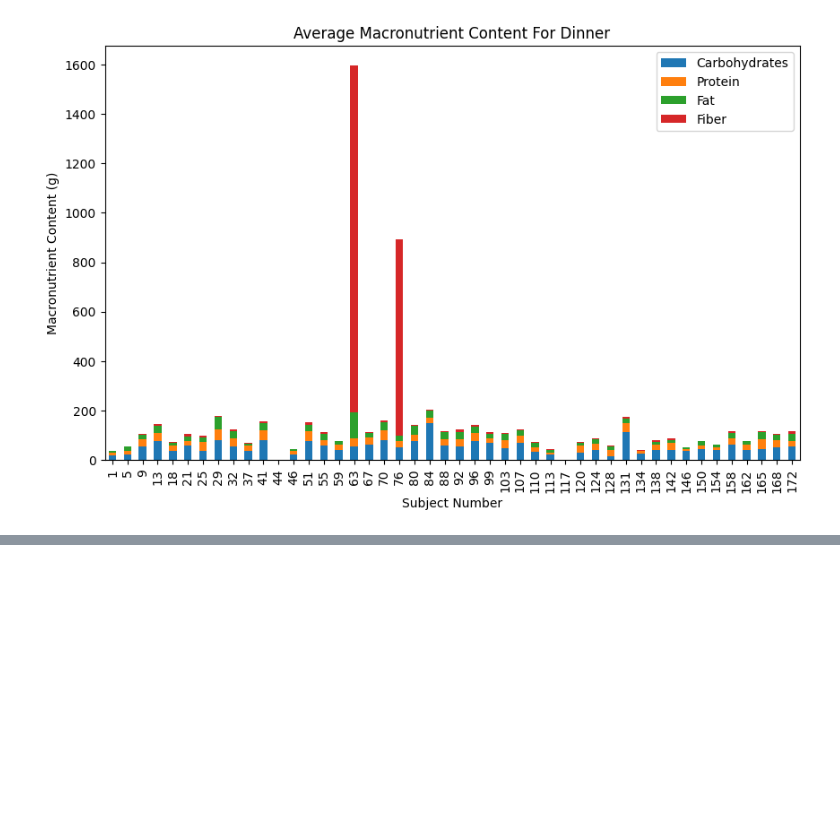
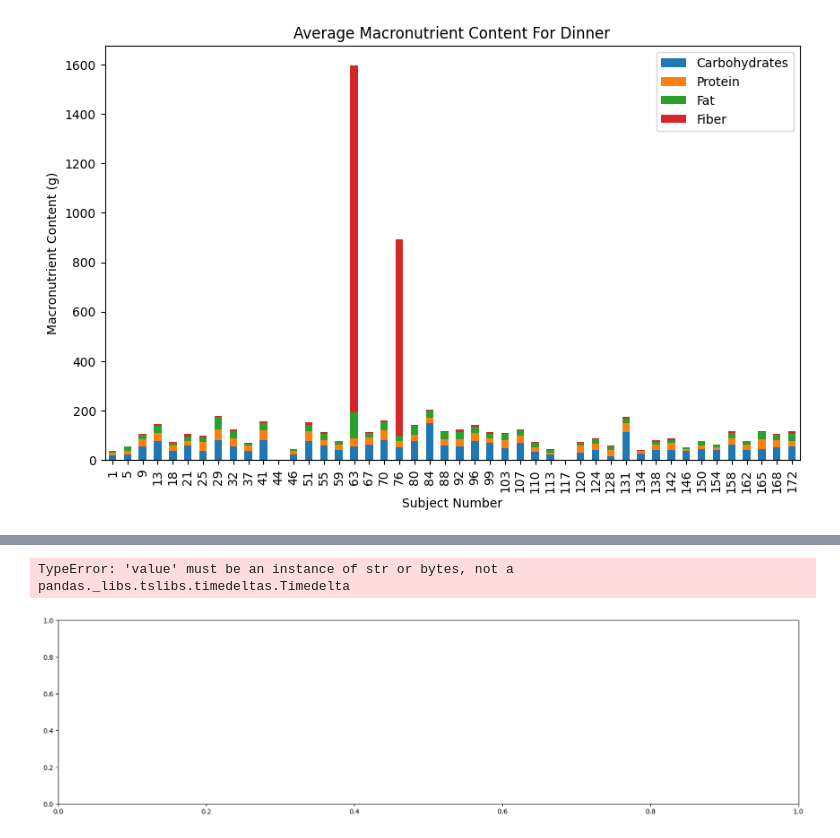
Before and after one commit to g7xu/Secret-Life-Of-BloodGlucose, a Jupyter notebook: eda/Cecilia_EDA.ipynb, the cells around one changed output, grey strips where cells are left out. Drawn from its saved outputs; the diff is of its cells as text; code cells hidden in the pictures; blank space fills up the shorter version.

```diff
--- a/eda/Cecilia_EDA.ipynb
+++ b/eda/Cecilia_EDA.ipynb
@@ -79,0 +366,55 @@ plt.show()
+# %%
+interval_data = subject1[(subject1["Timestamp"] >= start_time) & (subject1["Timestamp"] < end_time)].copy()
+interval_data = interval_data.set_index("Timestamp").resample("10T").sum().reset_index()
+# %%
+import matplotlib.ticker as mticker
+import matplotlib.pyplot as plt
+
+
+
+# Initialize lists to store calorie depletion over time
+cal = []
+time = []
+
+# Iterate through each meal and track calories burned every 10 minutes
+current_calories = 0  # Initialize calories
+for i in range(len(meal1) - 1):
+    start_time = meal1.iloc[i]["Timestamp"]  # Start time of meal
+    end_time = meal1.iloc[i+1]["Timestamp"]  # End time (next meal)
+    meal_calories = meal1.iloc[i]["Calories"]  # Calories from meal
+
+    # Increase calories when a meal is eaten
+    current_calories += meal_calories
+
+    # Append meal time and updated calories
+    cal.append(current_calories)
+    time.append(start_time)
+
+    # Track calories burned every 10 minutes until the next meal
+    interval_data = subject1[(subject1["Timestamp"] >= start_time) & (subject1["Timestamp"] < end_time)].copy()
+    interval_data = interval_data.set_index("Timestamp").resample("10T").sum().reset_index()
+
+    for _, row in interval_data.iterrows():
+        if pd.notna(row["Calories (Activity)"]):  # Subtract burned calories
+            current_calories -= row["Calories (Activity)"]
+            cal.append(current_calories)
+            time.append(row["Timestamp"])  # Timestamp is now in correct format
+
+# Plot the calorie depletion curve over time (every 10 minutes)
+plt.figure(figsize=(20, 5))
+plt.plot(time, cal, label="Remaining Calories", color="blue")
+
+plt.xlabel("Time")
+plt.ylabel("Remaining Calories")
+plt.title("Calorie Depletion Over Time After Meals (Every 10 Minutes)")
+plt.legend()
+plt.xticks(rotation=45)
+plt.grid(True)
+
+# Reduce y-axis tick density to make it less cramped
+plt.gca().yaxis.set_major_locator(mticker.MaxNLocator(nbins=8))  # Adjust number of y-axis ticks
+
+plt.show()
+# %% [output]
+TypeError: 'value' must be an instance of str or bytes, not a pandas._libs.tslibs.timedeltas.Timedelta
+[figure, added]
```
Also changed, not shown: parts of 20 cells of this notebook.
